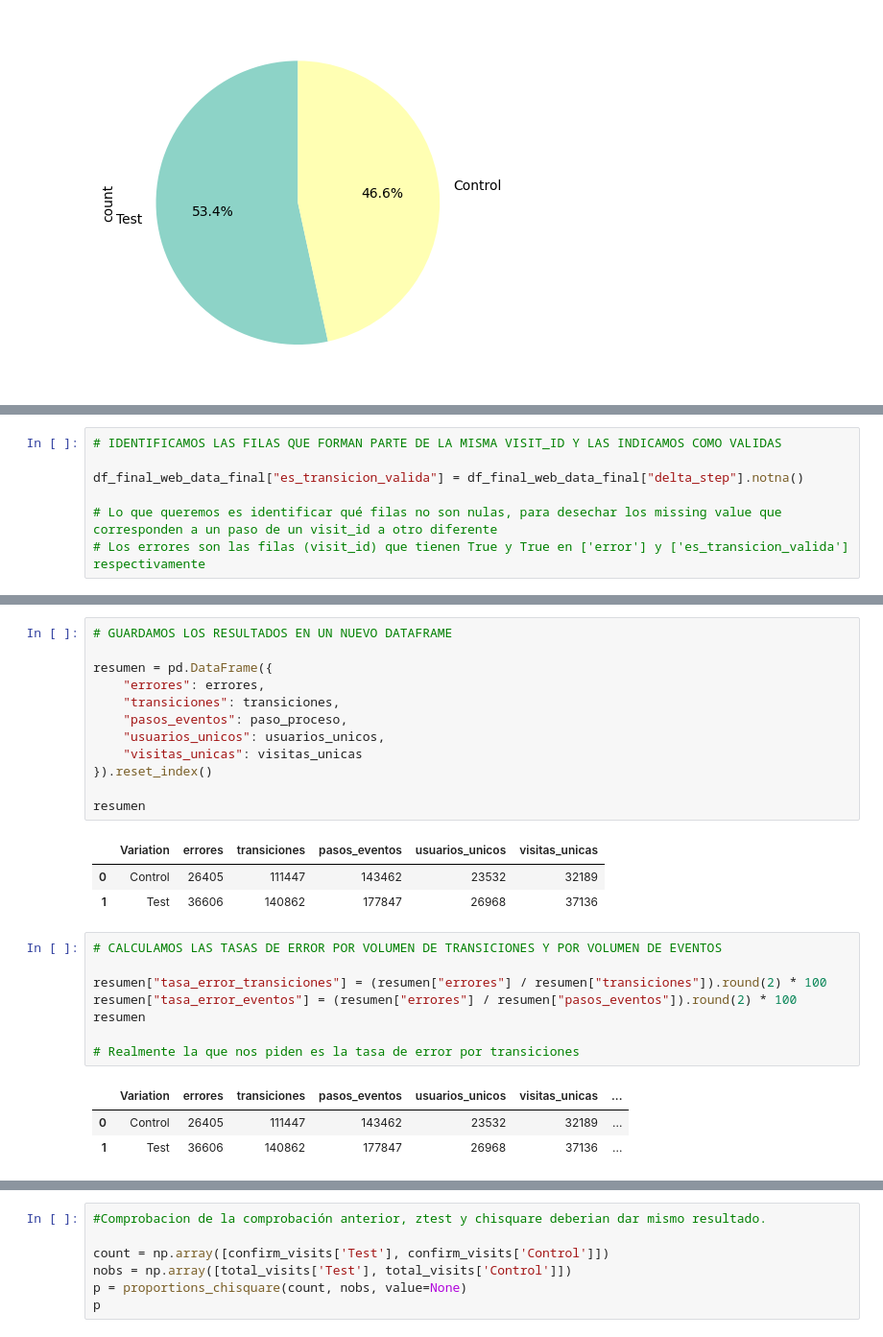
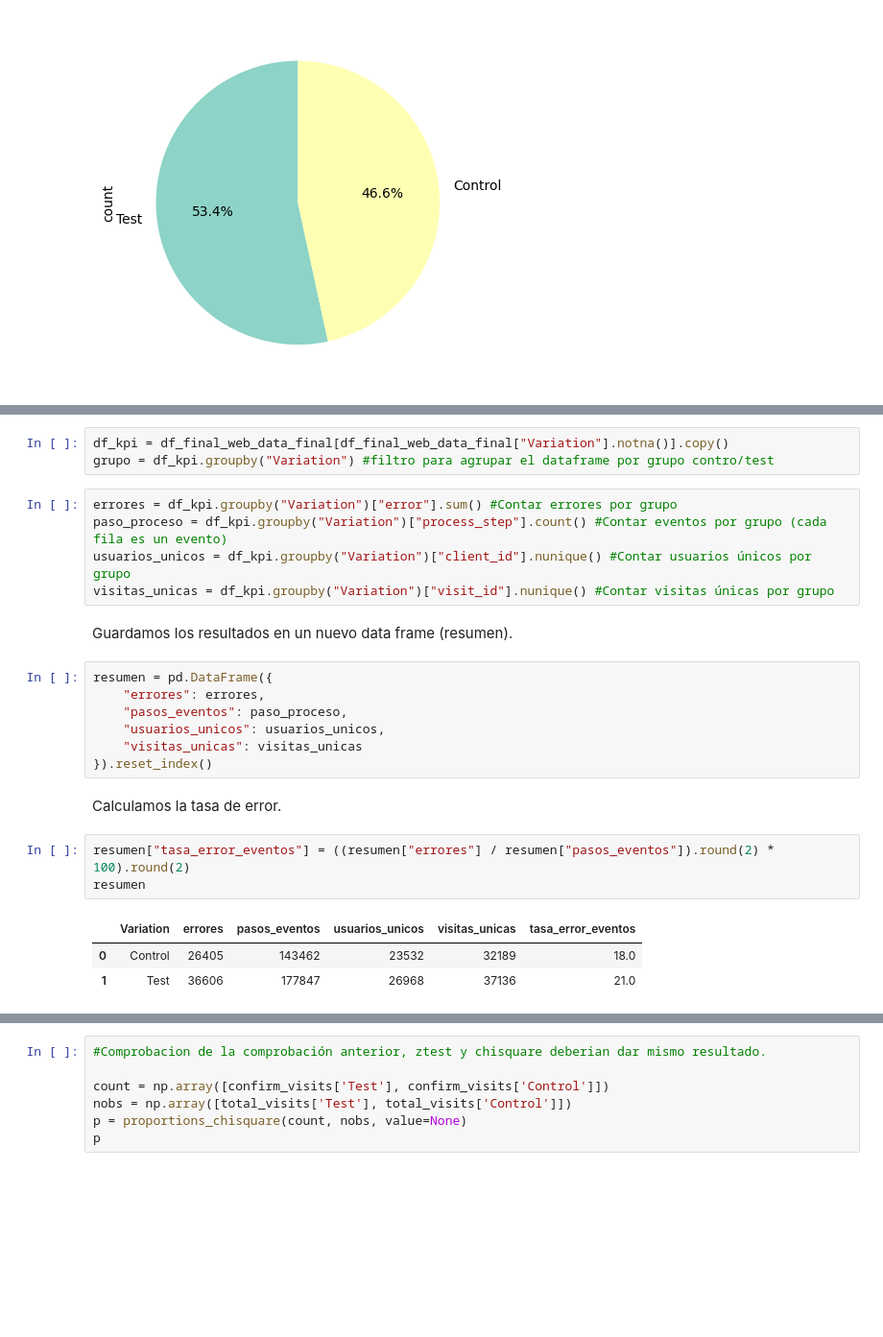
Before and after one commit to luisfg97/vanguard_project, a Jupyter notebook: vanguard_notebook.ipynb, the cells around one changed output, grey strips where cells are left out. Shown at 96% size. Saved outputs shown, nothing was run; the diff lists cells and outputs as text; blank space fills up the shorter version.

```diff
--- a/vanguard_notebook.ipynb
+++ b/vanguard_notebook.ipynb
@@ -211,7 +175,0 @@ df_final_web_data_final["error"] = df_final_web_data_final["delta_step"] < 1
-# %%
-# IDENTIFICAMOS LAS FILAS QUE FORMAN PARTE DE LA MISMA VISIT_ID Y LAS INDICAMOS COMO VALIDAS
-
-df_final_web_data_final["es_transicion_valida"] = df_final_web_data_final["delta_step"].notna()
-
-# Lo que queremos es identificar qué filas no son nulas, para desechar los missing value que corresponden a un paso de un visit_id a otro diferente
-# Los errores son las filas (visit_id) que tienen True y True en ['error'] y ['es_transicion_valida'] respectivamente
@@ -241,29 +180,27 @@ visitas_unicas = df_kpi.groupby("Variation")["visit_id"].nunique()
+# %%
+df_kpi = df_final_web_data_final[df_final_web_data_final["Variation"].notna()].copy()
+grupo = df_kpi.groupby("Variation") #filtro para agrupar el dataframe por grupo contro/test
+# %%
+errores = df_kpi.groupby("Variation")["error"].sum() #Contar errores por grupo
+paso_proceso = df_kpi.groupby("Variation")["process_step"].count() #Contar eventos por grupo (cada fila es un evento)
+usuarios_unicos = df_kpi.groupby("Variation")["client_id"].nunique() #Contar usuarios únicos por grupo
+visitas_unicas = df_kpi.groupby("Variation")["visit_id"].nunique() #Contar visitas únicas por grupo
+# %% [markdown]
+Guardamos los resultados en un nuevo data frame (resumen).
 # %%
-# GUARDAMOS LOS RESULTADOS EN UN NUEVO DATAFRAME
-
 resumen = pd.DataFrame({
     "errores": errores,
-    "transiciones": transiciones,
     "pasos_eventos": paso_proceso,
     "usuarios_unicos": usuarios_unicos,
     "visitas_unicas": visitas_unicas
 }).reset_index()
-
-resumen
-# %% [output]
-|  | Variation | errores | transiciones | pasos_eventos | usuarios_unicos | visitas_unicas |
-| 0 | Control | 26405 | 111447 | 143462 | 23532 | 32189 |
-| 1 | Test | 36606 | 140862 | 177847 | 26968 | 37136 |
+# %% [markdown]
+Calculamos la tasa de error.
 # %%
-# CALCULAMOS LAS TASAS DE ERROR POR VOLUMEN DE TRANSICIONES Y POR VOLUMEN DE EVENTOS
-
-resumen["tasa_error_transiciones"] = (resumen["errores"] / resumen["transiciones"]).round(2) * 100
-resumen["tasa_error_eventos"] = (resumen["errores"] / resumen["pasos_eventos"]).round(2) * 100
+resumen["tasa_error_eventos"] = ((resumen["errores"] / resumen["pasos_eventos"]).round(2) * 100).round(2)
 resumen
-
-# Realmente la que nos piden es la tasa de error por transiciones
 # %% [output]
-|  | Variation | errores | transiciones | pasos_eventos | usuarios_unicos | visitas_unicas | ... |
-| 0 | Control | 26405 | 111447 | 143462 | 23532 | 32189 | ... |
-| 1 | Test | 36606 | 140862 | 177847 | 26968 | 37136 | ... |
+|  | Variation | errores | pasos_eventos | usuarios_unicos | visitas_unicas | tasa_error_eventos |
+| 0 | Control | 26405 | 143462 | 23532 | 32189 | 18.0 |
+| 1 | Test | 36606 | 177847 | 26968 | 37136 | 21.0 |
 # %% [markdown]
```
Also changed, not shown: parts of 61 cells of this notebook.
